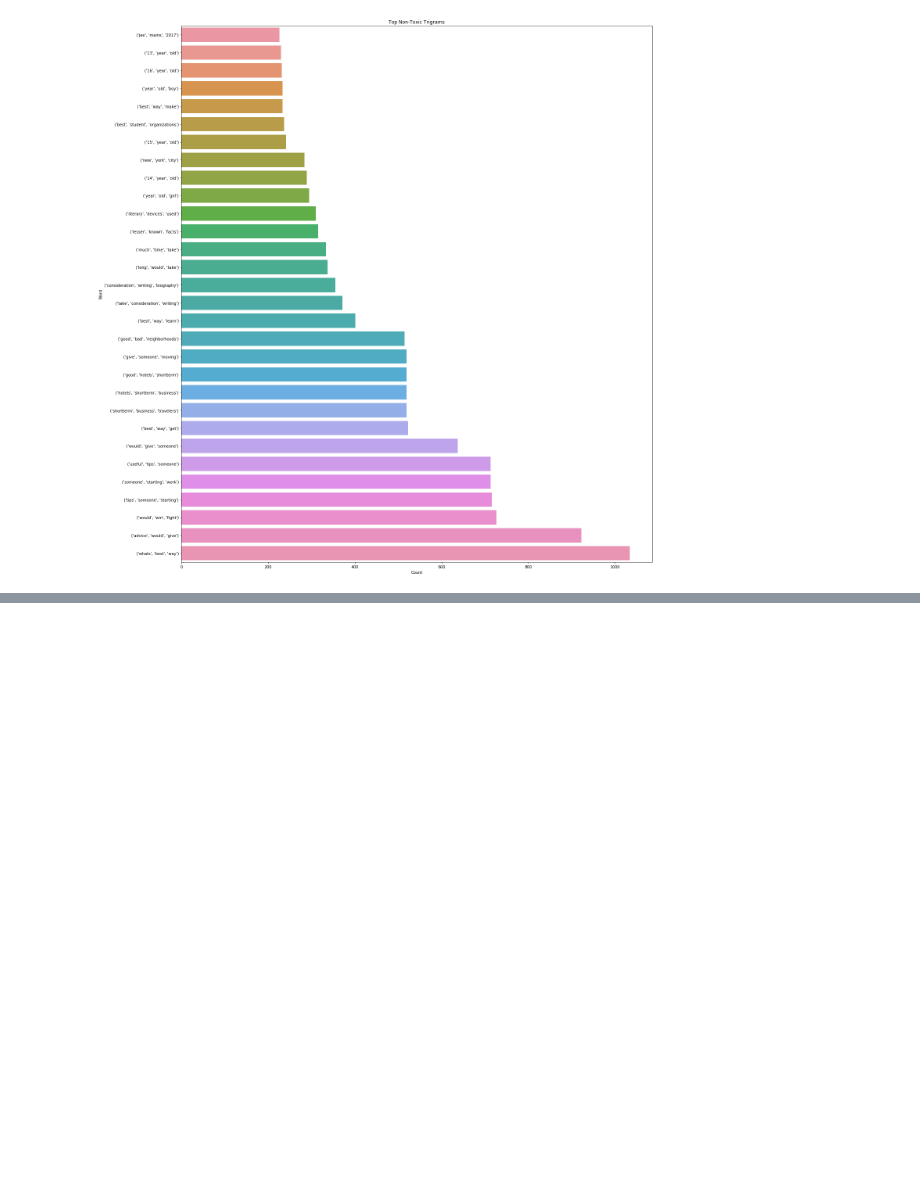
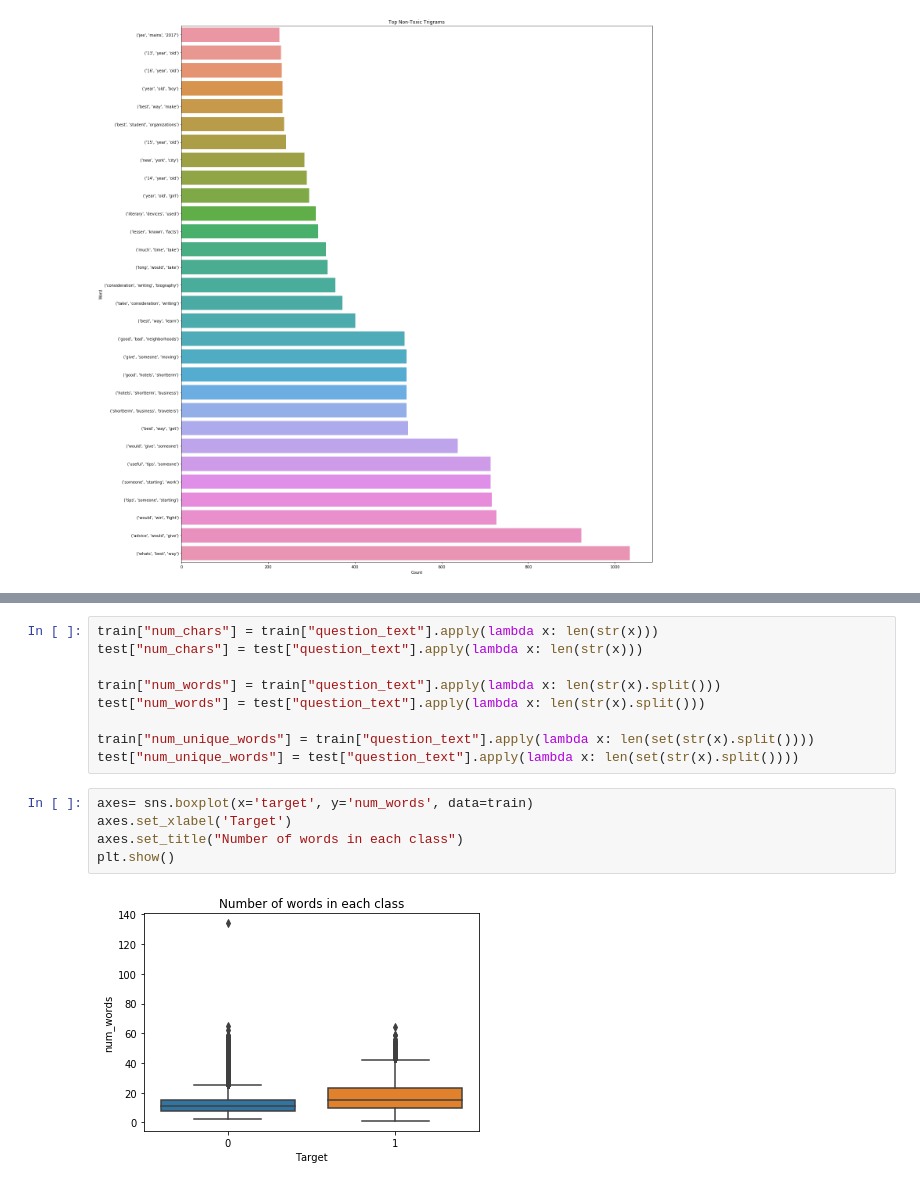
Before and after one commit to vishalsoni242/Toxic-Comment-Classification, a Jupyter notebook: toxic-comment-classification.ipynb, the cells around one changed output, grey strips where cells are left out. Saved outputs shown, nothing was run; the diff lists cells and outputs as text; blank space fills up the shorter version.

```diff
--- a/toxic-comment-classification.ipynb
+++ b/toxic-comment-classification.ipynb
@@ -197,0 +232,16 @@ plot_horizontal_bar(trigram_nontoxic_freq, 'Top Non-Toxic Trigrams')
+# %%
+train["num_chars"] = train["question_text"].apply(lambda x: len(str(x)))
+test["num_chars"] = test["question_text"].apply(lambda x: len(str(x)))
+
+train["num_words"] = train["question_text"].apply(lambda x: len(str(x).split()))
+test["num_words"] = test["question_text"].apply(lambda x: len(str(x).split()))
+
+train["num_unique_words"] = train["question_text"].apply(lambda x: len(set(str(x).split())))
+test["num_unique_words"] = test["question_text"].apply(lambda x: len(set(str(x).split())))
+# %%
+axes= sns.boxplot(x='target', y='num_words', data=train)
+axes.set_xlabel('Target')
+axes.set_title("Number of words in each class")
+plt.show()
+# %% [output]
+[figure, added]
```
Also changed, not shown: parts of 8 cells of this notebook.
